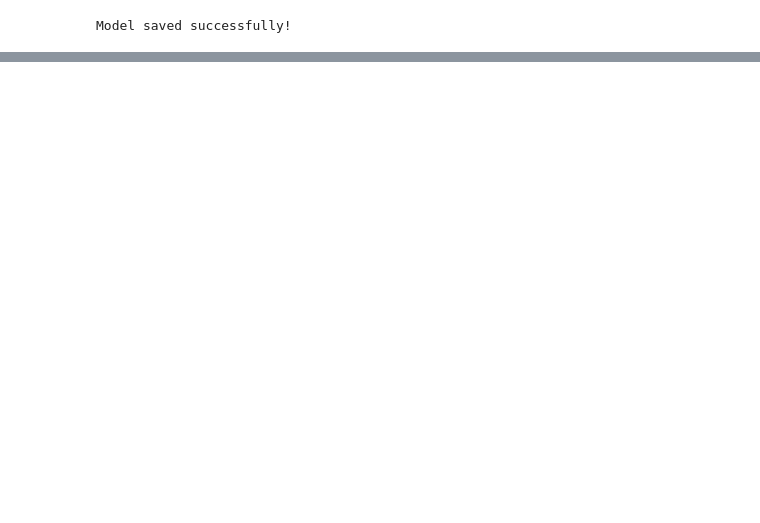
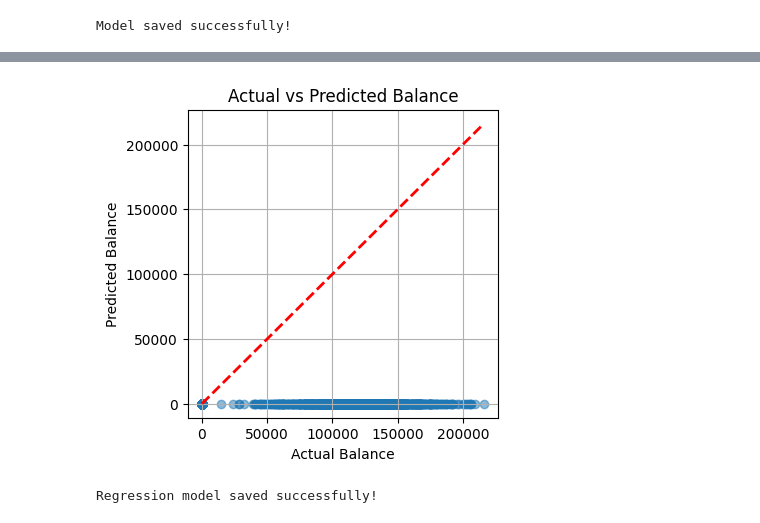
Before and after one commit to suroj1988/ann_assignment, a Jupyter notebook: customer_churn.ipynb, the cells around one changed output, grey strips where cells are left out. Cells and saved outputs as stored; diff of their text form; code cells hidden in the pictures; blank space fills up the shorter version.

```diff
--- a/customer_churn.ipynb
+++ b/customer_churn.ipynb
@@ -346,0 +352,3 @@ Model saved successfully!
+# %%
+X_reg = df.drop("Balance", axis=1)
+y_reg = df["Balance"]
@@ -346,0 +432,27 @@ Model saved successfully!
+# %%
+# Train the ANN Regression Model
+
+num_epochs = 100
+
+train_losses = []
+
+for epoch in range(num_epochs):
+    model_reg.train()
+
+    # Forward pass
+    outputs = model_reg(X_train_reg)
+    loss = criterion_reg(outputs, y_train_reg)
+
+    # Backward pass and optimization
+    optimizer_reg.zero_grad()
+    loss.backward()
+    optimizer_reg.step()
+
+    # Store loss
+    train_losses.append(loss.item())
+
+    # Print progress every 10 epochs
+    if (epoch + 1) % 10 == 0:
+        print(f"Epoch [{epoch+1}/{num_epochs}], Loss: {loss.item():.4f}")
+
+print("Training completed!")
@@ -346,0 +516,23 @@ Model saved successfully!
+# %%
+plt.figure(figsize=(4,4))
+plt.scatter(y_true, y_pred, alpha=0.5)
+plt.plot(
+    [y_true.min(), y_true.max()],
+    [y_true.min(), y_true.max()],
+    'r--',
+    linewidth=2
+)
+plt.xlabel("Actual Balance")
+plt.ylabel("Predicted Balance")
+plt.title("Actual vs Predicted Balance")
+plt.grid(True)
+plt.show()
+# %% [output]
+[figure, added]
+# %%
+# Save the trained regression model
+torch.save(model_reg.state_dict(), "ann_regression_model.pth")
+
+print("Regression model saved successfully!")
+# %% [output]
+Regression model saved successfully!
```
Also changed, not shown: parts of 13 cells of this notebook.
